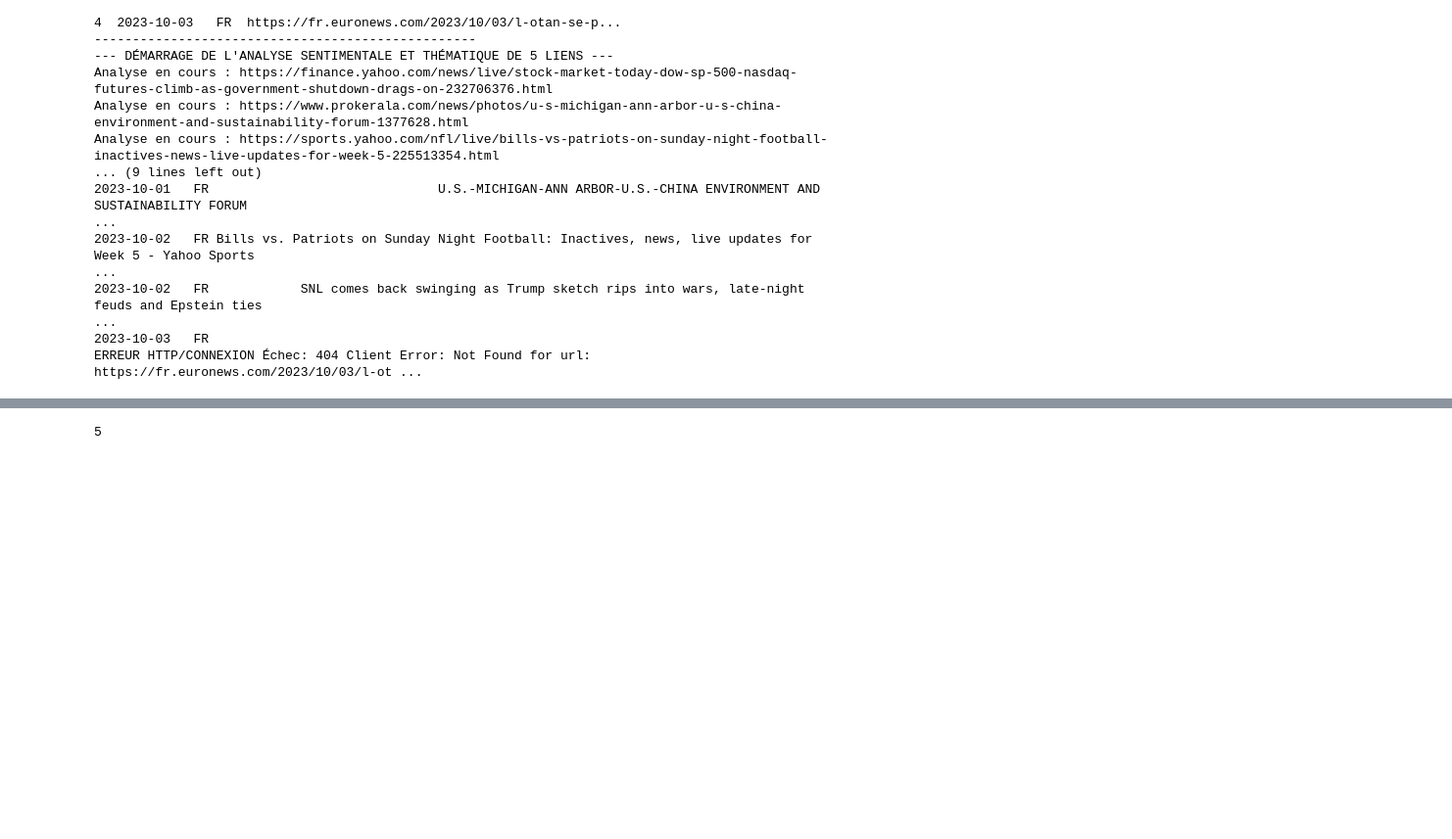
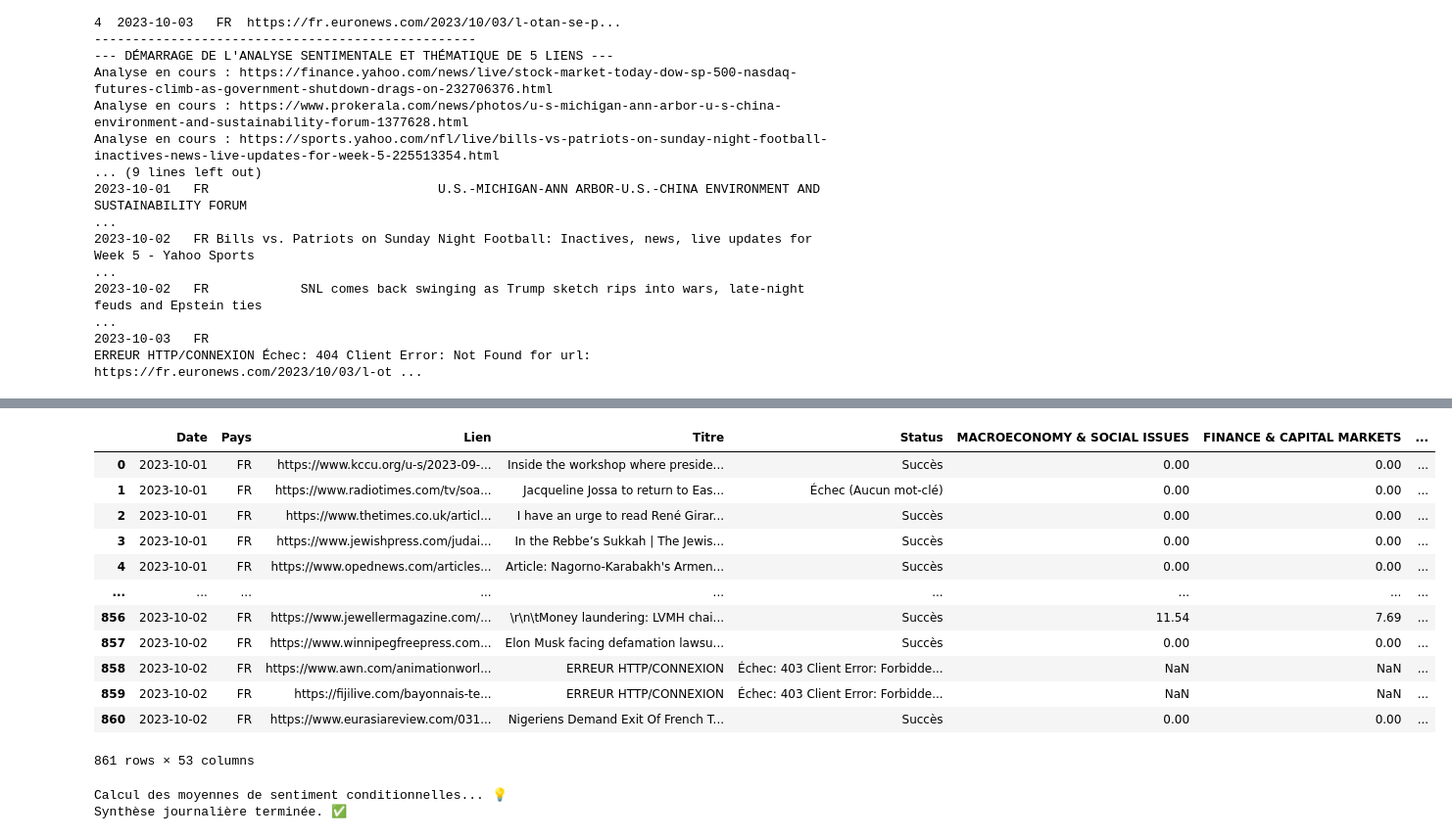
Before and after one commit to WilliamYOLO/BIGDATA, a Jupyter notebook: Sentiment.ipynb, the cells around one changed output, grey strips where cells are left out. Shown at 98% size. Cells and saved outputs as stored; diff of their text form; code cells hidden in the pictures; blank space fills up the shorter version.

```diff
--- a/Sentiment.ipynb
+++ b/Sentiment.ipynb
@@ -3715,4 +3715,16 @@ Analyse 88/861: https://www.juancole.com/2023/10/desantis-betrays-solution.html
 # %%
-len(df_resultat_final)
+final_combined_df
 # %% [output]
+|  | Date | Pays | Lien | Titre | Status | MACROECONOMY & SOCIAL ISSUES | FINANCE & CAPITAL MARKETS | ... |
+| 0 | 2023-10-01 | FR | https://www.kccu.org/u-s/2023-09-... | Inside the workshop where preside... | Succès | 0.00 | 0.00 | ... |
+| 1 | 2023-10-01 | FR | https://www.radiotimes.com/tv/soa... | Jacqueline Jossa to return to Eas... | Échec (Aucun mot-clé) | 0.00 | 0.00 | ... |
+| 2 | 2023-10-01 | FR | https://www.thetimes.co.uk/articl... | I have an urge to read René Girar... | Succès | 0.00 | 0.00 | ... |
+| 3 | 2023-10-01 | FR | https://www.jewishpress.com/judai... | In the Rebbe’s Sukkah | The Jewis... | Succès | 0.00 | 0.00 | ... |
+| 4 | 2023-10-01 | FR | https://www.opednews.com/articles... | Article: Nagorno-Karabakh's Armen... | Succès | 0.00 | 0.00 | ... |
+| ... | ... | ... | ... | ... | ... | ... | ... | ... |
+| 856 | 2023-10-02 | FR | https://www.jewellermagazine.com/... | \r\n\tMoney laundering: LVMH chai... | Succès | 11.54 | 7.69 | ... |
+| 857 | 2023-10-02 | FR | https://www.winnipegfreepress.com... | Elon Musk facing defamation lawsu... | Succès | 0.00 | 0.00 | ... |
+| 858 | 2023-10-02 | FR | https://www.awn.com/animationworl... | ERREUR HTTP/CONNEXION | Échec: 403 Client Error: Forbidde... | NaN | NaN | ... |
+| 859 | 2023-10-02 | FR | https://fijilive.com/bayonnais-te... | ERREUR HTTP/CONNEXION | Échec: 403 Client Error: Forbidde... | NaN | NaN | ... |
+| 860 | 2023-10-02 | FR | https://www.eurasiareview.com/031... | Nigeriens Demand Exit Of French T... | Succès | 0.00 | 0.00 | ... |
-5
+861 rows × 53 columns
@@ -3718,0 +3855,5 @@ len(df_resultat_final)
+# %%
+df_synthesis_final1 = create_synthesis_dataframe(final_combined_df)
+# %% [output]
+Calcul des moyennes de sentiment conditionnelles... 💡
+Synthèse journalière terminée. ✅
```
Also changed, not shown: parts of 3 cells of this notebook.
